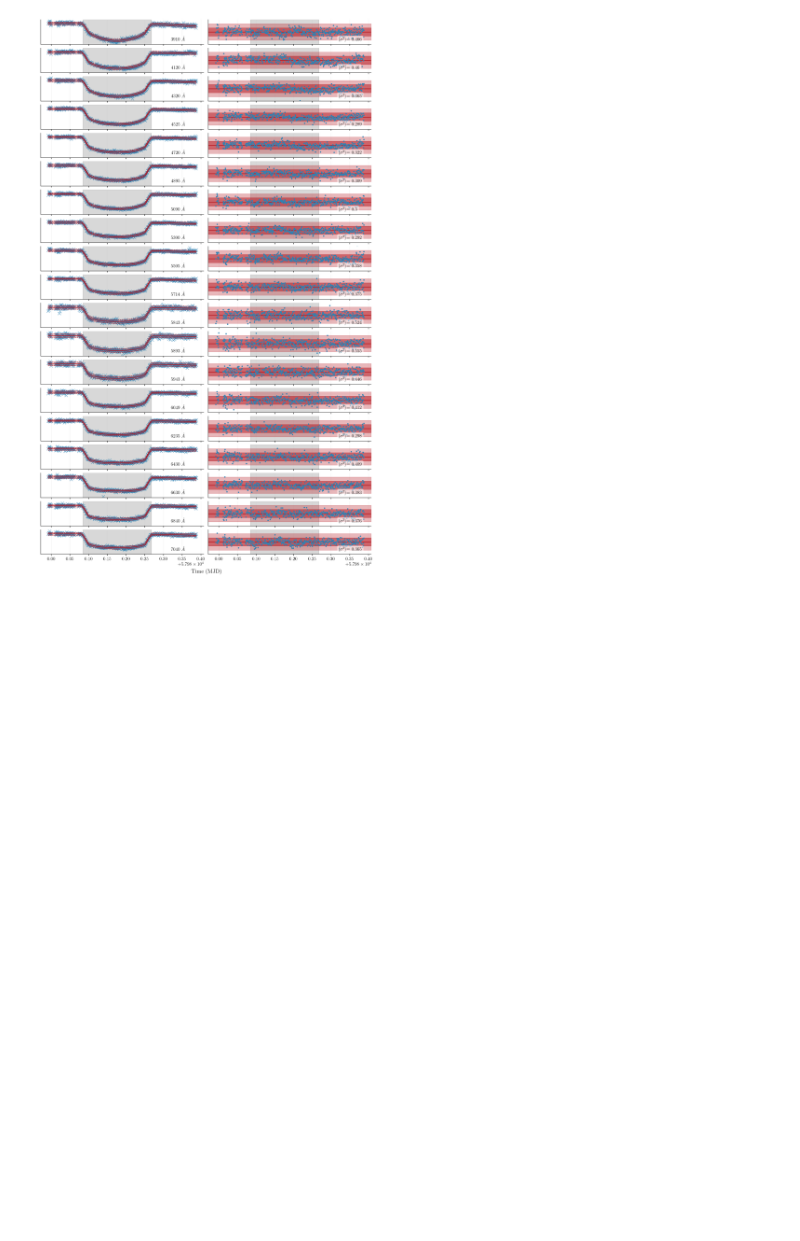
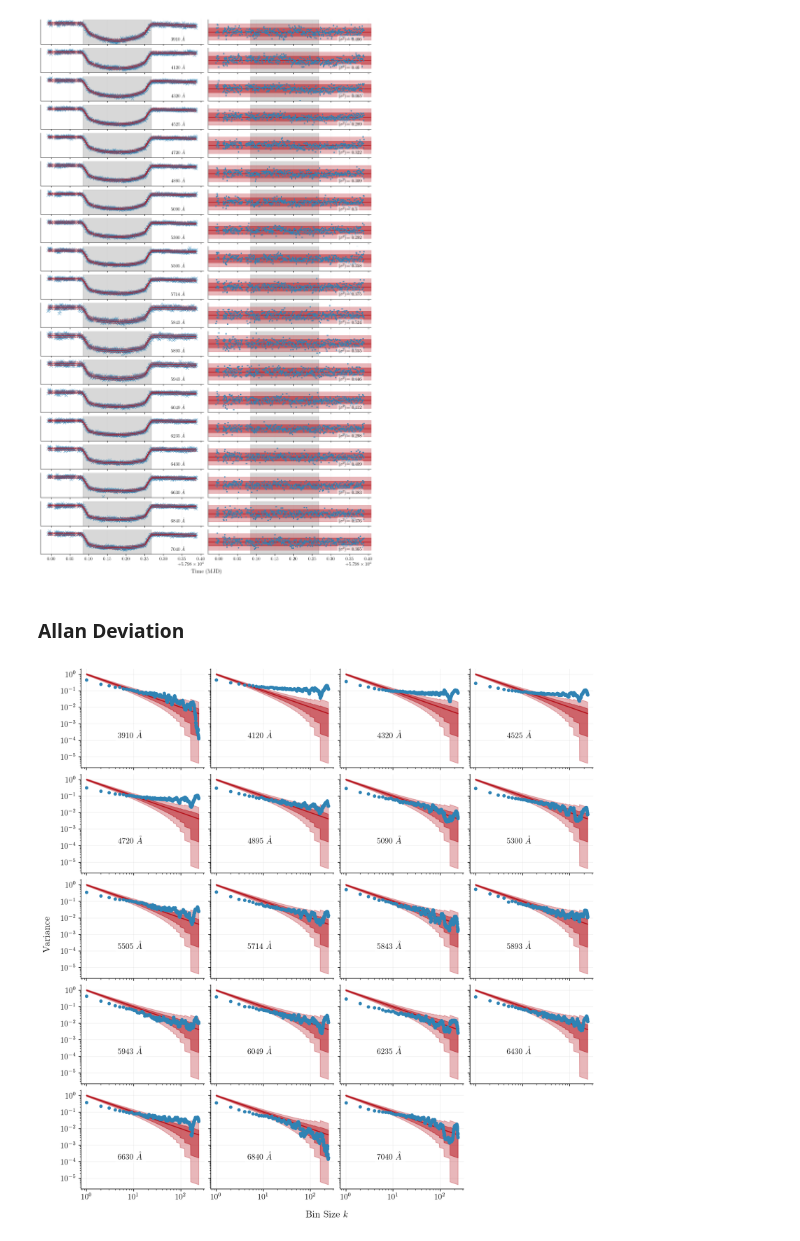
Before and after one commit to ChrisBoettner/gallifrey, a Jupyter notebook: notebooks/005_WASP_94Ab.ipynb, the cells around one changed output. Saved outputs shown, nothing was run; the diff lists cells and outputs as text; code cells hidden in the pictures; blank space fills up the shorter version.

Commit message:
fixed little bug in wasp notebook

```diff
--- a/notebooks/005_WASP_94Ab.ipynb
+++ b/notebooks/005_WASP_94Ab.ipynb
@@ -61,7 +58,7 @@ rng_key = jax.random.PRNGKey(42)
 
 plt.style.use("../figures/gpjax.mplstyle")
 
-mode = "save"
+mode = "sad"
 # %% [markdown]
 ## LOAD DATA
 # %%
@@ -314,7 +312,7 @@ for i in tqdm(range(num_datasets)):
 # %%
 # Adapted from BlackJax's introduction notebook.
 num_adapt = 150
-num_samples = 80
+num_samples = 100
 num_chains = cores
 
 fix_gp = False
@@ -326,7 +324,7 @@ if mode != "load":
     log_probability, initial_position = get_logprob(
         model,
         white_lc,
-        white_lc_err,
+        jnp.amax(white_lc_err),
         reference["u1_linear"]["FluxWL"],
         reference["u2"]["FluxWL"],
         fix_gp=fix_gp,
@@ -603,3 +606,35 @@ fig.supxlabel("Time (MJD)")
 fig.savefig("../figures/005_WASP94Ab/light_curves_and_residuals.pdf")
 # %% [output]
 [figure]
+# %% [markdown]
+### Allan Deviation
+# %%
+fig, axes = plt.subplots(
+    5,
+    4,
+    figsize=(11, 11),
+    sharex=True,
+    sharey=True,
+)
+fig.delaxes(axes.flatten()[-1])
+
+for i, ax in enumerate(axes.flatten()[:-1]):
+    plot_allan_deviation(ax, jnp.array(residuals[i]))
+    ax.text(
+        0.3,
+        0.3,
+        str(reference["wavelength"].iloc[i]) + r" $\mathring{A}$",
+        transform=ax.transAxes,
+        bbox={
+            "boxstyle": "round",
+            "facecolor": "white",
+            "alpha": 0.5,
+            "edgecolor": "none",
+        },
+    )
+
+fig.supxlabel(r"Bin Size $k$", y=-0.03)
+fig.supylabel("Variance", x=-0.03)
+fig.savefig("../figures/005_WASP94Ab/allan_deviation.pdf")
+# %% [output]
+[figure, added]
```
Also changed, not shown: parts of 4 cells of this notebook, 2 other files.
